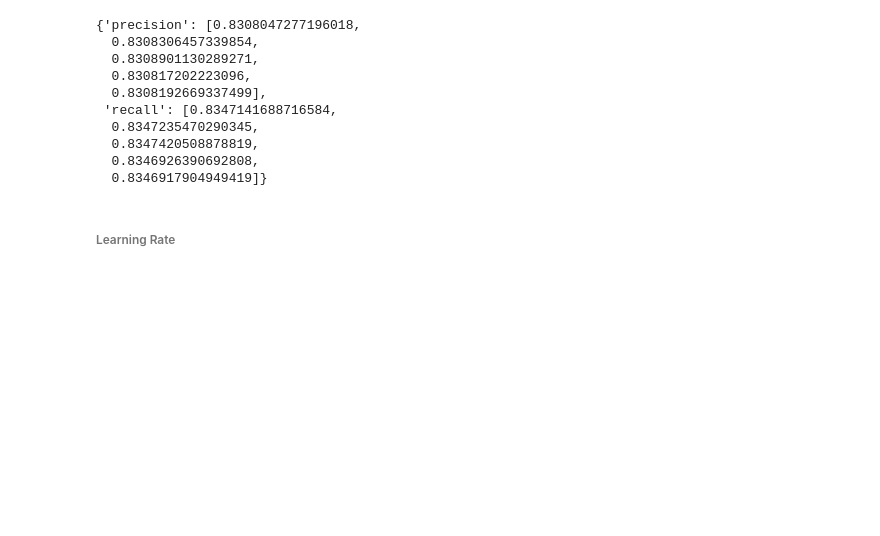
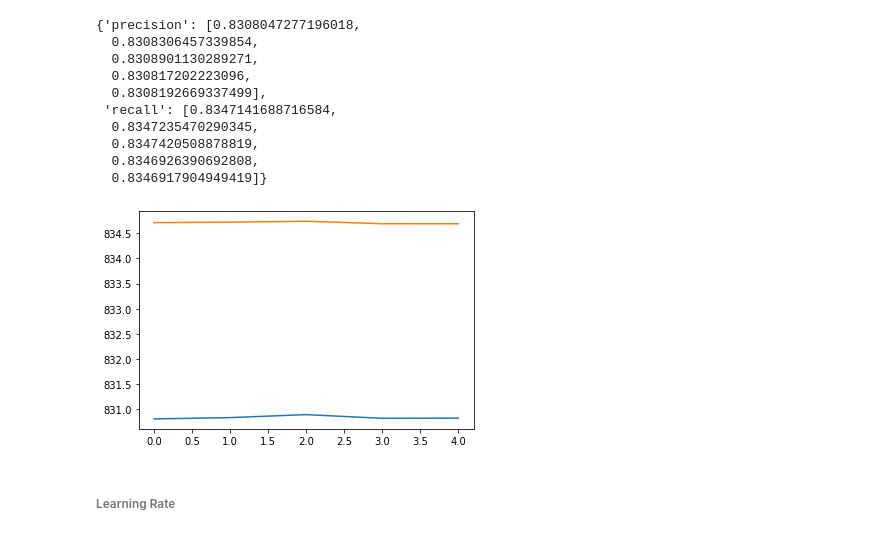
Before and after one commit to aislinblack/CS6120-NLP-Project, a Jupyter notebook: GPT/GPT.ipynb, the cells around one changed output. Drawn from its saved outputs; the diff is of its cells as text; code cells hidden in the pictures; blank space fills up the shorter version.

```diff
--- a/GPT/GPT.ipynb
+++ b/GPT/GPT.ipynb
@@ -12,7 +12,7 @@ import openai
 import json
 import pandas as pd
 # %%
-openai.api_key = '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'
+openai.api_key = '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'
 # %%
 import os
 import openai
@@ -605,7 +605,7 @@ ablation_epoch.setdefault('recall', [])
 # %% [output]
 []
 # %%
-for epoch in tqdm(range(4)):
+for epoch in tqdm(range(5)):
 
   !openai -k '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' api fine_tunes.create -t '/content/qa_prepared.jsonl' -m 'ada' --n_epochs 1
 
@@ -831,6 +831,17 @@ except:
     fpkl = open(pklfile, 'w')    #Python 2
     pickle.dump(ablation_epoch, fpkl, protocol= pickle.HIGHEST_PROTOCOL)
     fpkl.close()
+# %%
+# Loading number of epochs ablation using pickle
+with open('/content/ablation_epoch.pkl', 'rb') as fid:
+     ablation_epoch = pickle.load(fid)
+# %%
+# Visualizing the study
+plt.plot([x for x in range(5)], np.array(ablation_epoch['precision']) * 1000)
+plt.plot([x for x in range(5)], np.array(ablation_epoch['recall']) * 1000)
+plt.show()
+# %% [output]
+[figure, added]
 # %% [markdown]
 ###### Learning Rate
 # %%
```
Also changed, not shown: parts of 4 cells of this notebook.
